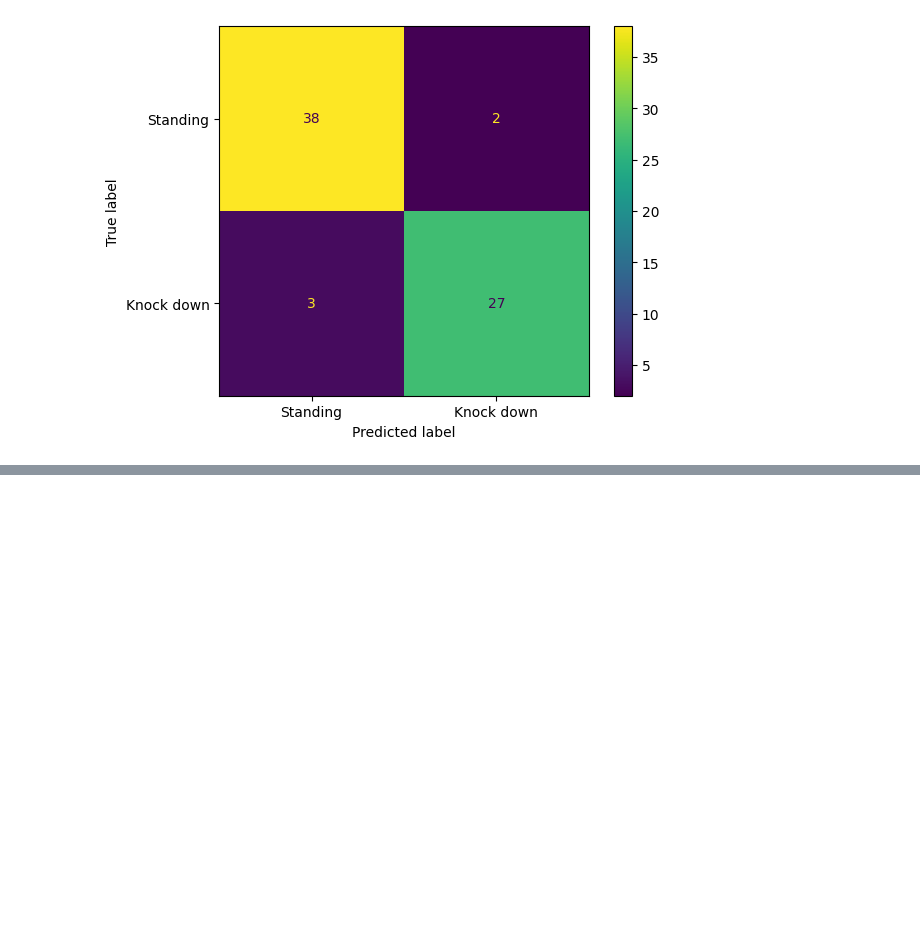
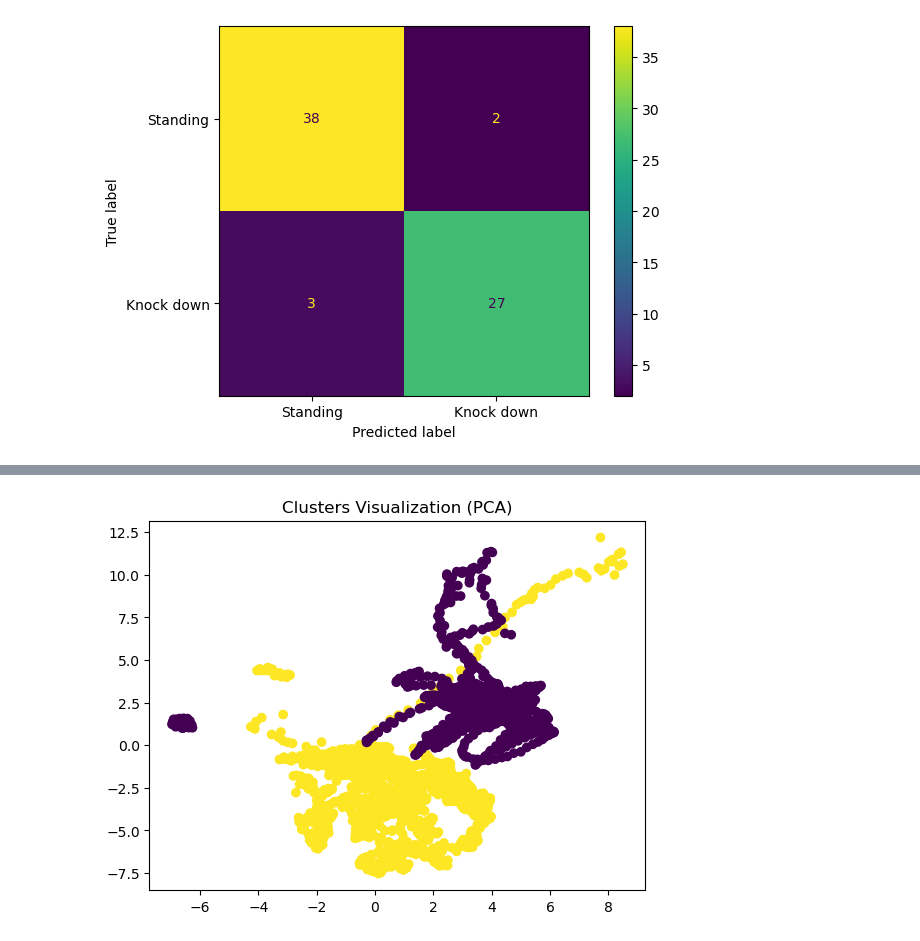
Before and after one commit to dmarszalik/strikes-detection, a Jupyter notebook: experiments/knock_down_detection.ipynb, the cells around one changed output, grey strips where cells are left out. Cells and saved outputs as stored; diff of their text form; code cells hidden in the pictures; blank space fills up the shorter version.

```diff
--- a/experiments/knock_down_detection.ipynb
+++ b/experiments/knock_down_detection.ipynb
@@ -86,7 +113,6 @@ gnb_pipe = Pipeline([
 svc_pipe.fit(X_train, y_train).score(X_val, y_val)
 rfc_pipe.fit(X_train, y_train).score(X_val, y_val)
 gbc_pipe.fit(X_train, y_train).score(X_val, y_val)
-kn_pipe.fit(X_train, y_train).score(X_val, y_val)
 abc_pipe.fit(X_train, y_train).score(X_val, y_val)
 gnb_pipe.fit(X_train, y_train).score(X_val, y_val)
 # %% [output]
@@ -230,0 +286,7 @@ plt.show()
+# %%
+# true clusters
+plt.scatter(reduced_df['PC1'], reduced_df['PC2'], c=y_train.astype(int), cmap='viridis')
+plt.title('Clusters Visualization (PCA)')
+plt.show()
+# %% [output]
+[figure, added]
```
Also changed, not shown: parts of 28 cells of this notebook, 9 other files.
